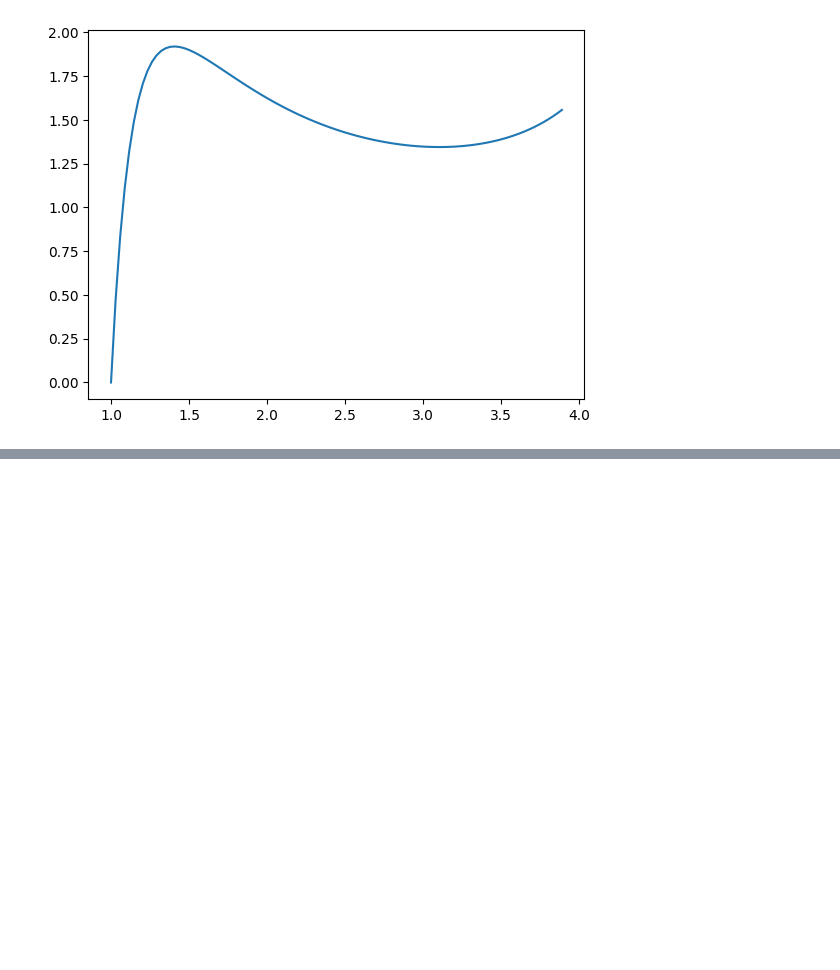
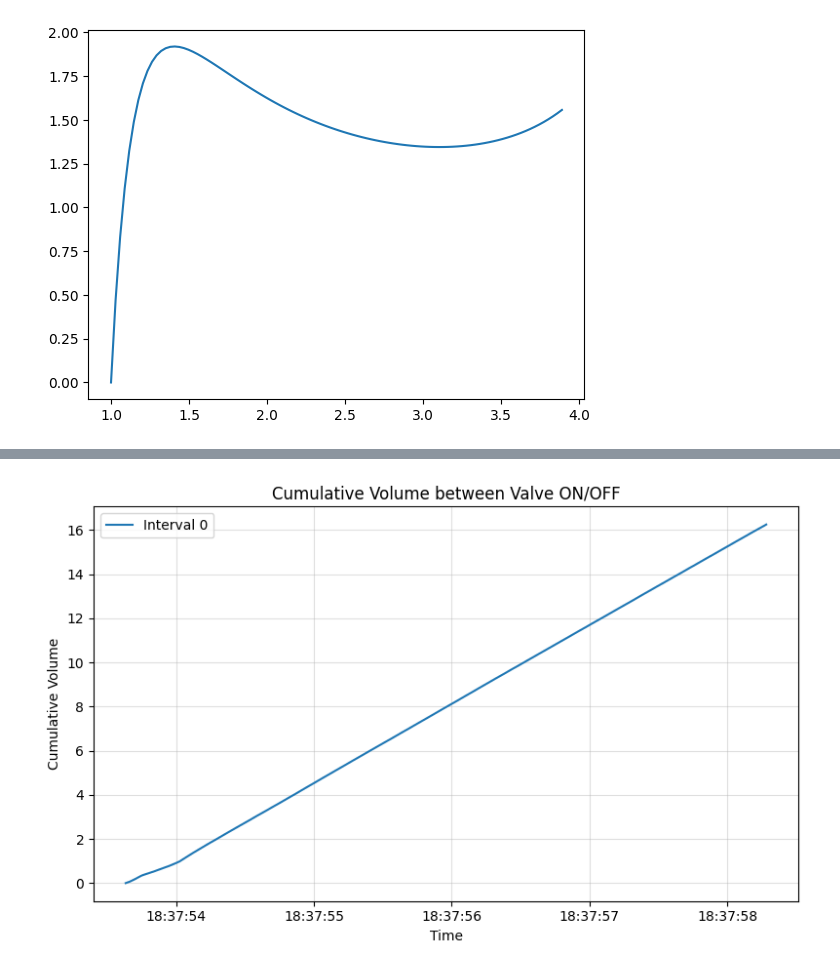
Before and after one commit to anwxwna/dismech-python-balloon, a Jupyter notebook: PVcurves.ipynb, the cells around one changed output, grey strips where cells are left out. Saved outputs shown, nothing was run; the diff lists cells and outputs as text; code cells hidden in the pictures; blank space fills up the shorter version.

```diff
--- a/PVcurves.ipynb
+++ b/PVcurves.ipynb
@@ -45,0 +94,76 @@ plotPlam_f_intersections(lam, P)
+# %%
+# import pandas as pd
+# import matplotlib.pyplot as plt
+# import re
+from pathlib import Path
+
+# --- CONFIG ---
+filepath = r"D:/ucla_research/Projects/experiment_setup/Sensor Logs/PV1.txt"  # use / or a raw string
+# If your flow is not in per-second units, scale it here.
+# For example, if flow is in L/min, set FLOW_RATE_SCALE = 1/60 to convert to L/s before integrating.
+FLOW_RATE_SCALE = 11/60
+
+# --- Patterns ---
+data_pat = re.compile(r'^\[(.*?)\]\s+([-0-9.eE]+),([-0-9.eE]+)')  # [timestamp] pressure,flow
+on_pat   = re.compile(r'^\[(.*?)\]\s+Valve ON')
+off_pat  = re.compile(r'^\[(.*?)\]\s+Valve OFF')
+
+rows = []
+keep = False
+seg = -1  # segment id (increments at each Valve ON)
+
+with open(Path(filepath), 'r', encoding='utf-8', errors='ignore') as f:
+    for line in f:
+        line = line.strip()
+        if not line:
+            continue
+
+        if on_pat.match(line):
+            keep = True
+            seg += 1
+            continue
+
+        if off_pat.match(line):
+            keep = False
+            continue
+
+        if keep:
+            m = data_pat.match(line)
+            if m:
+                ts = pd.to_datetime(m.group(1))
+                pressure = float(m.group(2))
+                flow = float(m.group(3)) * FLOW_RATE_SCALE  # ensure flow is per-second units
+                rows.append((seg, ts, pressure, flow))
+
+# Build DataFrame
+df = pd.DataFrame(rows, columns=['segment', 'time', 'pressure', 'flow'])
+
+if df.empty:
+    raise SystemExit("No data found between Valve ON and Valve OFF with the expected numeric format.")
+
+# Sort and compute per-segment time deltas
+df = df.sort_values(['segment', 'time'])
+df['dt'] = df.groupby('segment')['time'].diff().dt.total_seconds().fillna(0)
+
+# Trapezoidal integration per segment:
+# increment_i = (flow_i + flow_{i-1})/2 * dt_i
+df['flow_prev'] = df.groupby('segment')['flow'].shift(1)
+df['inc'] = ((df['flow'] + df['flow_prev']) / 2.0) * df['dt']
+df['volume'] = df.groupby('segment')['inc'].cumsum().fillna(0.0)
+
+# --- Plot: Volume vs Time, one curve per ON/OFF interval ---
+plt.figure(figsize=(8,5))
+for seg_id, g in df.groupby('segment'):
+    if len(g) < 2:
+        continue  # need at least two points to integrate meaningfully
+    plt.plot(g['time'], g['volume'], label=f'Interval {seg_id}')
+
+plt.xlabel('Time')
+plt.ylabel('Cumulative Volume')
+plt.title('Cumulative Volume between Valve ON/OFF')
+plt.grid(True, alpha=0.4)
+plt.legend()
+plt.tight_layout()
+plt.show()
+# %% [output]
+[figure, added]
```
Also changed, not shown: parts of 16 cells of this notebook.
